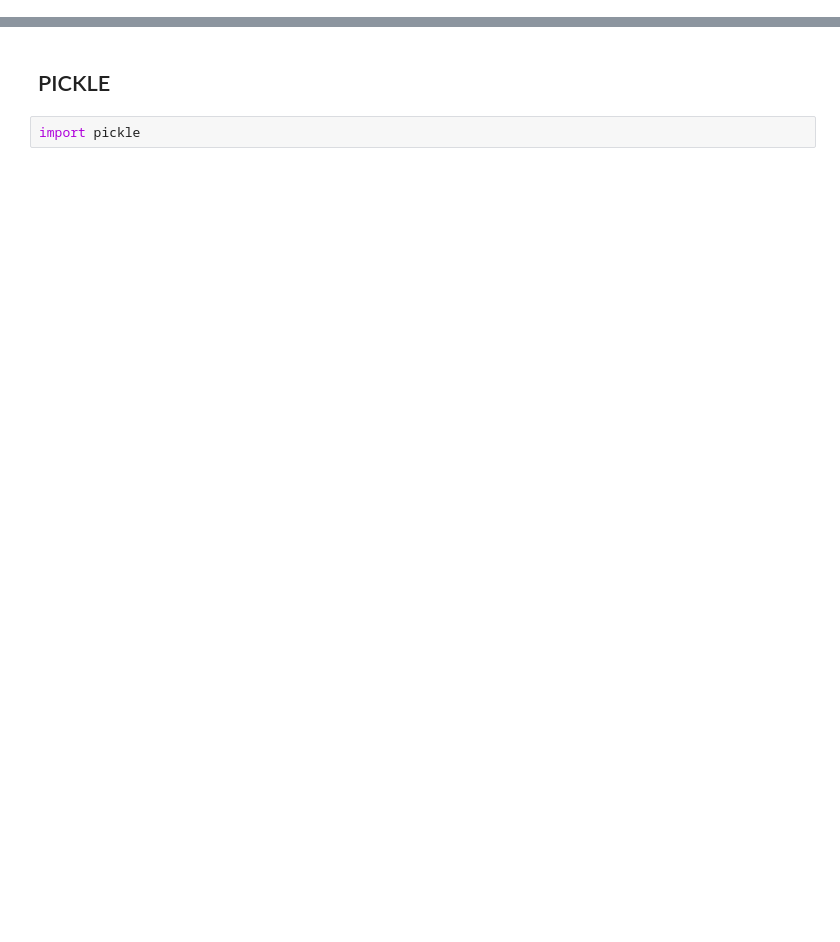
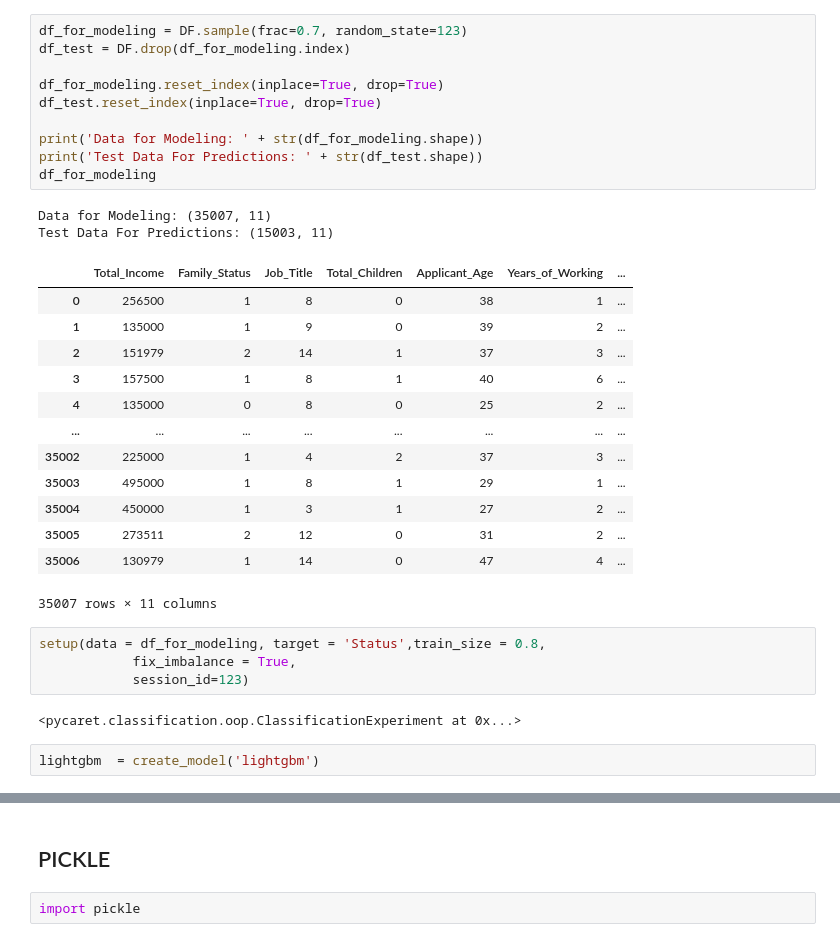
Before and after one commit to dastijaswanthreddy/Chit-Fund, a Jupyter notebook: Model.ipynb, the cells around one changed output, grey strips where cells are left out. Cells and saved outputs as stored; diff of their text form; blank space fills up the shorter version.

```diff
--- a/Model.ipynb
+++ b/Model.ipynb
@@ -98,0 +273,34 @@ x_smote
+# %%
+df_for_modeling = DF.sample(frac=0.7, random_state=123)
+df_test = DF.drop(df_for_modeling.index)
+
+df_for_modeling.reset_index(inplace=True, drop=True)
+df_test.reset_index(inplace=True, drop=True)
+
+print('Data for Modeling: ' + str(df_for_modeling.shape))
+print('Test Data For Predictions: ' + str(df_test.shape))
+df_for_modeling
+# %% [output]
+Data for Modeling: (35007, 11)
+Test Data For Predictions: (15003, 11)
+|  | Total_Income | Family_Status | Job_Title | Total_Children | Applicant_Age | Years_of_Working | ... |
+| 0 | 256500 | 1 | 8 | 0 | 38 | 1 | ... |
+| 1 | 135000 | 1 | 9 | 0 | 39 | 2 | ... |
+| 2 | 151979 | 2 | 14 | 1 | 37 | 3 | ... |
+| 3 | 157500 | 1 | 8 | 1 | 40 | 6 | ... |
+| 4 | 135000 | 0 | 8 | 0 | 25 | 2 | ... |
+| ... | ... | ... | ... | ... | ... | ... | ... |
+| 35002 | 225000 | 1 | 4 | 2 | 37 | 3 | ... |
+| 35003 | 495000 | 1 | 8 | 1 | 29 | 1 | ... |
+| 35004 | 450000 | 1 | 3 | 1 | 27 | 2 | ... |
+| 35005 | 273511 | 2 | 12 | 0 | 31 | 2 | ... |
+| 35006 | 130979 | 1 | 14 | 0 | 47 | 4 | ... |
+35007 rows × 11 columns
+# %%
+setup(data = df_for_modeling, target = 'Status',train_size = 0.8,
+            fix_imbalance = True,
+            session_id=123)
+# %% [output]
+<pycaret.classification.oop.ClassificationExperiment at 0x...>
+# %%
+lightgbm  = create_model('lightgbm')
```
Also changed, not shown: parts of 43 cells of this notebook, 2 other files.
